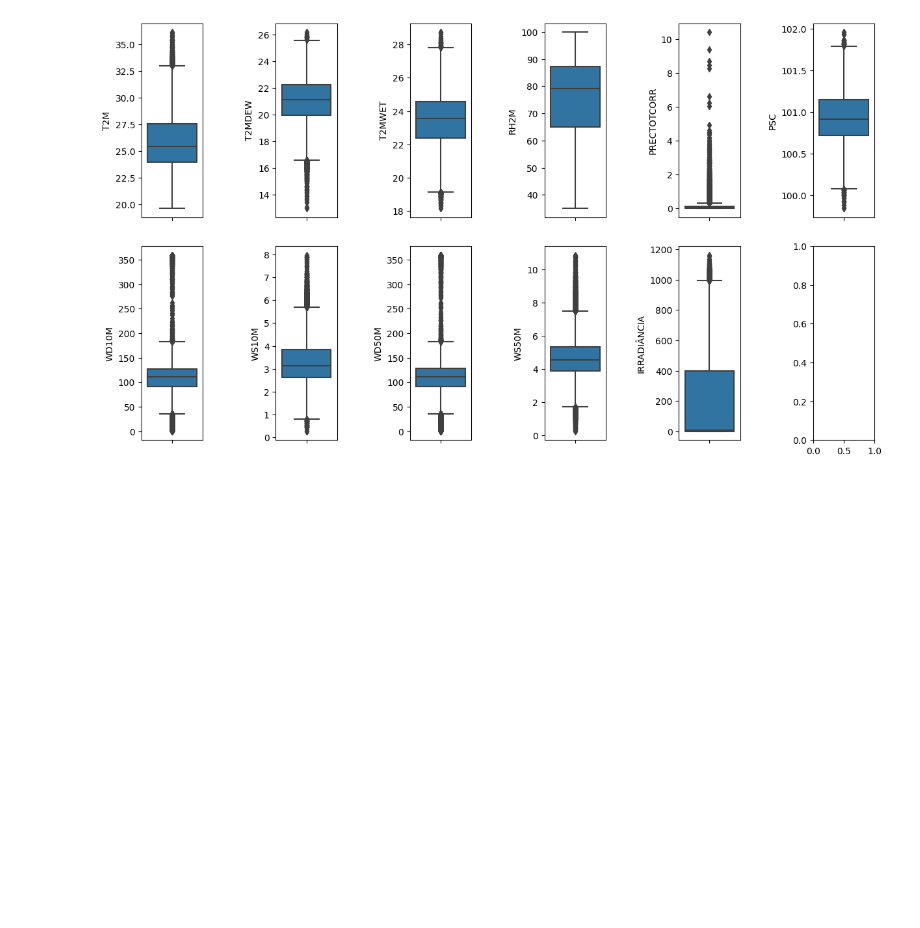
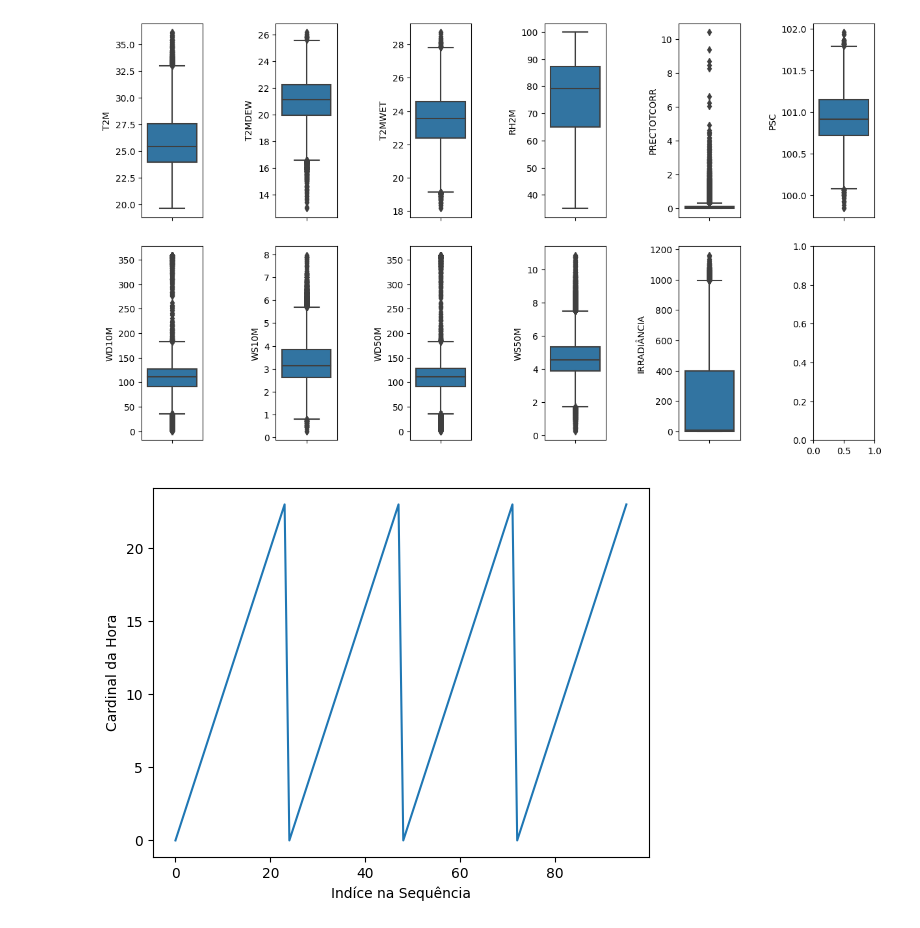
Before and after one commit to b-rbmp/ml-solar-forecaster, a Jupyter notebook: tratamento_dados/tratamento_dados_nasa_inmet.ipynb, the cells around one changed output. Cells and saved outputs as stored; diff of their text form; code cells hidden in the pictures; blank space fills up the shorter version.

```diff
--- a/tratamento_dados/tratamento_dados_nasa_inmet.ipynb
+++ b/tratamento_dados/tratamento_dados_nasa_inmet.ipynb
@@ -251,3 +251,13 @@ for column in df_inmet_nasa[keys_features]:
     index = index+1
 # %% [output]
 [figure]
+# %%
+hora = df_inmet_nasa["Data_Horario"].dt.hour
+amostras = hora[:96]
+plt.figure()
+plt.plot(amostras)
+plt.xlabel("Indíce na Sequência")
+plt.ylabel("Cardinal da Hora")
+plt.show()
+# %% [output]
+[figure, added]
```
Also changed, not shown: parts of 1 cell of this notebook, 4 other files.
